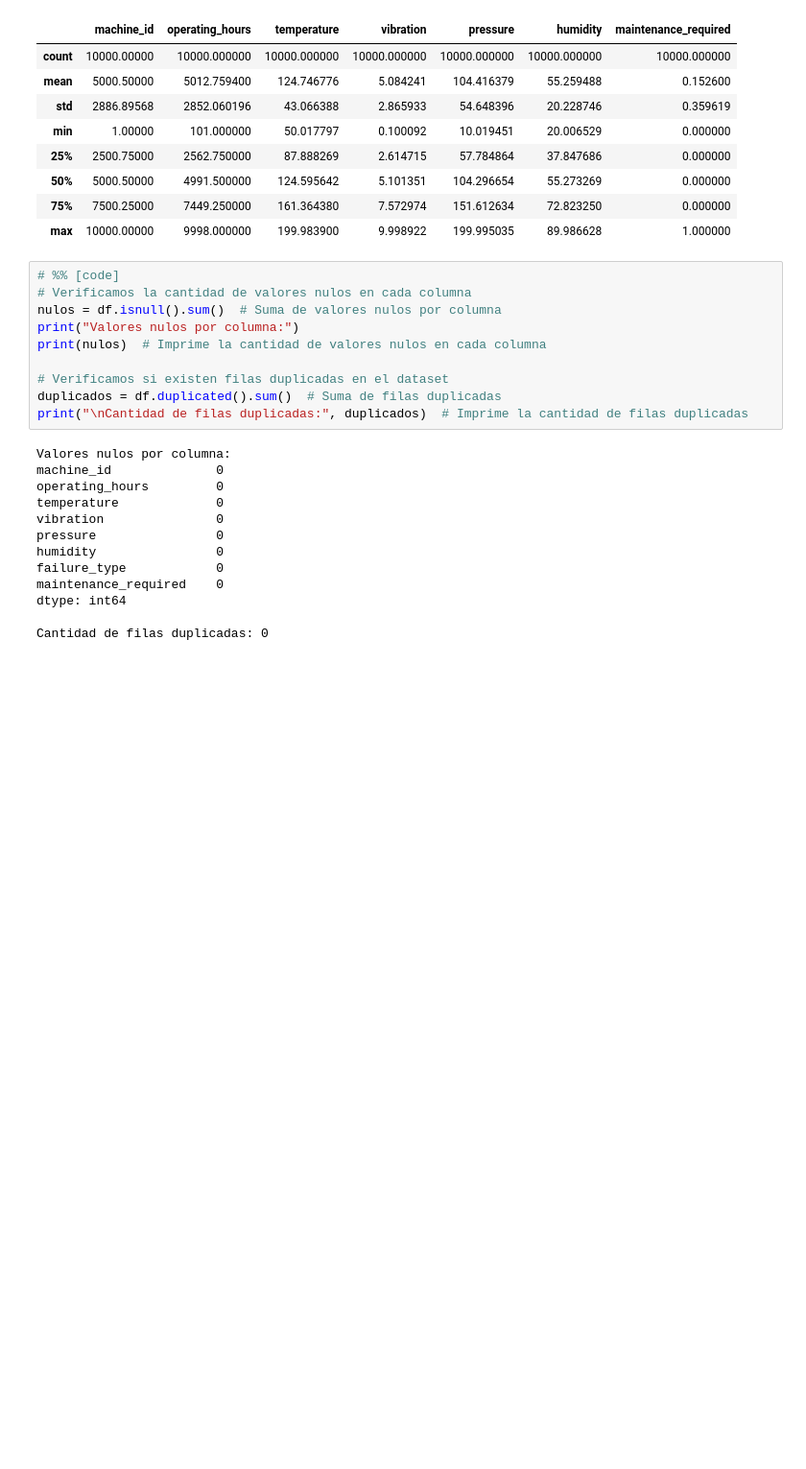
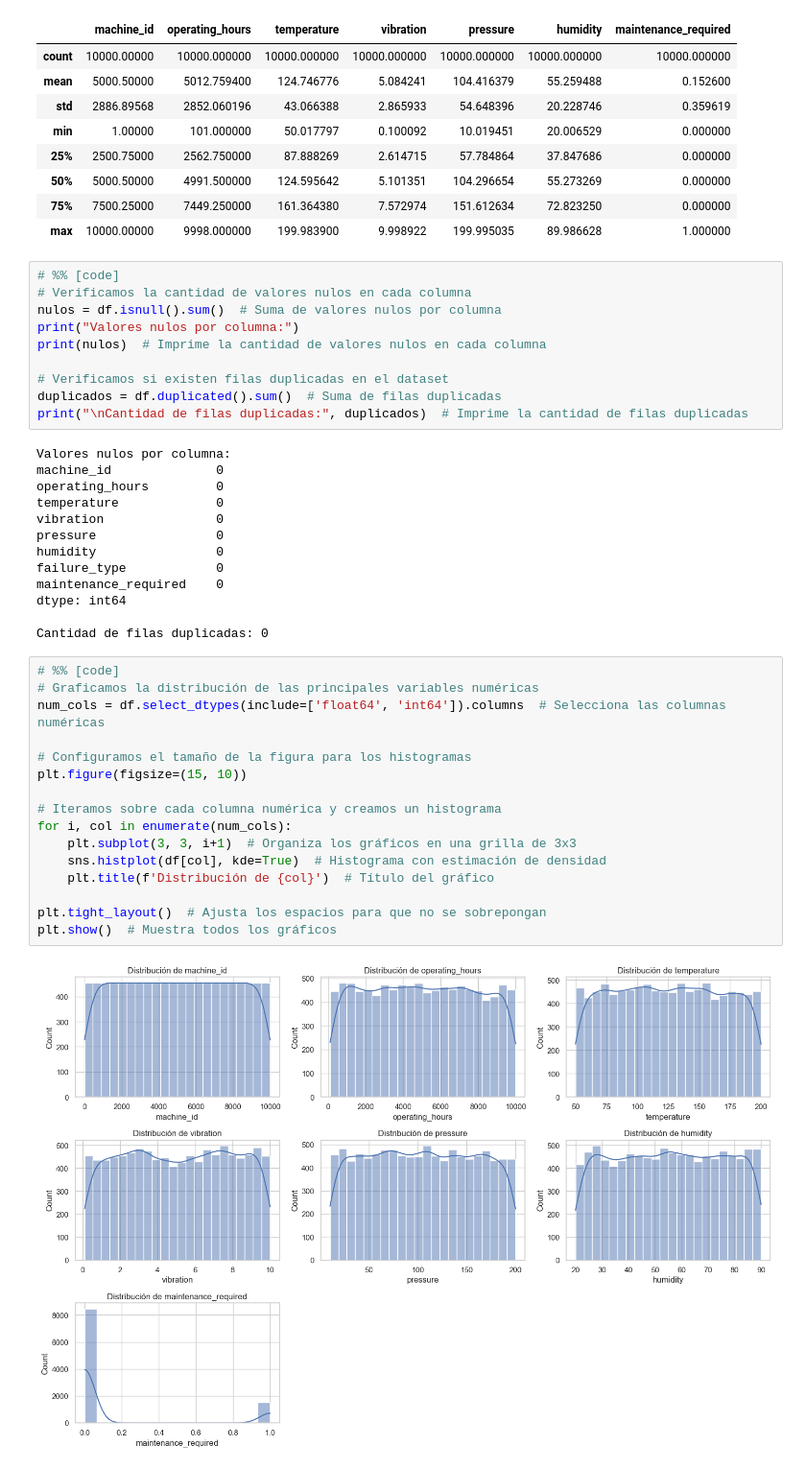
Before and after one commit to GzoC/predictive_maintenance_01, a Jupyter notebook: notebooks/01_exploratory_data_analysis.ipynb, the cells around one changed output. Shown: that part at 96% size. Saved outputs shown, nothing was run; the diff lists cells and outputs as text; blank space fills up the shorter version.

Commit message:
Celda 5: Análisis de la distribución de variables

```diff
--- a/notebooks/01_exploratory_data_analysis.ipynb
+++ b/notebooks/01_exploratory_data_analysis.ipynb
@@ -83,3 +83,21 @@ maintenance_required    0
 dtype: int64
 
 Cantidad de filas duplicadas: 0
+# %%
+# %% [code]
+# Graficamos la distribución de las principales variables numéricas
+num_cols = df.select_dtypes(include=['float64', 'int64']).columns  # Selecciona las columnas numéricas
+
+# Configuramos el tamaño de la figura para los histogramas
+plt.figure(figsize=(15, 10))
+
+# Iteramos sobre cada columna numérica y creamos un histograma
+for i, col in enumerate(num_cols):
+    plt.subplot(3, 3, i+1)  # Organiza los gráficos en una grilla de 3x3
+    sns.histplot(df[col], kde=True)  # Histograma con estimación de densidad
+    plt.title(f'Distribución de {col}')  # Título del gráfico
+
+plt.tight_layout()  # Ajusta los espacios para que no se sobrepongan
+plt.show()  # Muestra todos los gráficos
+# %% [output]
+[figure, added]
```
